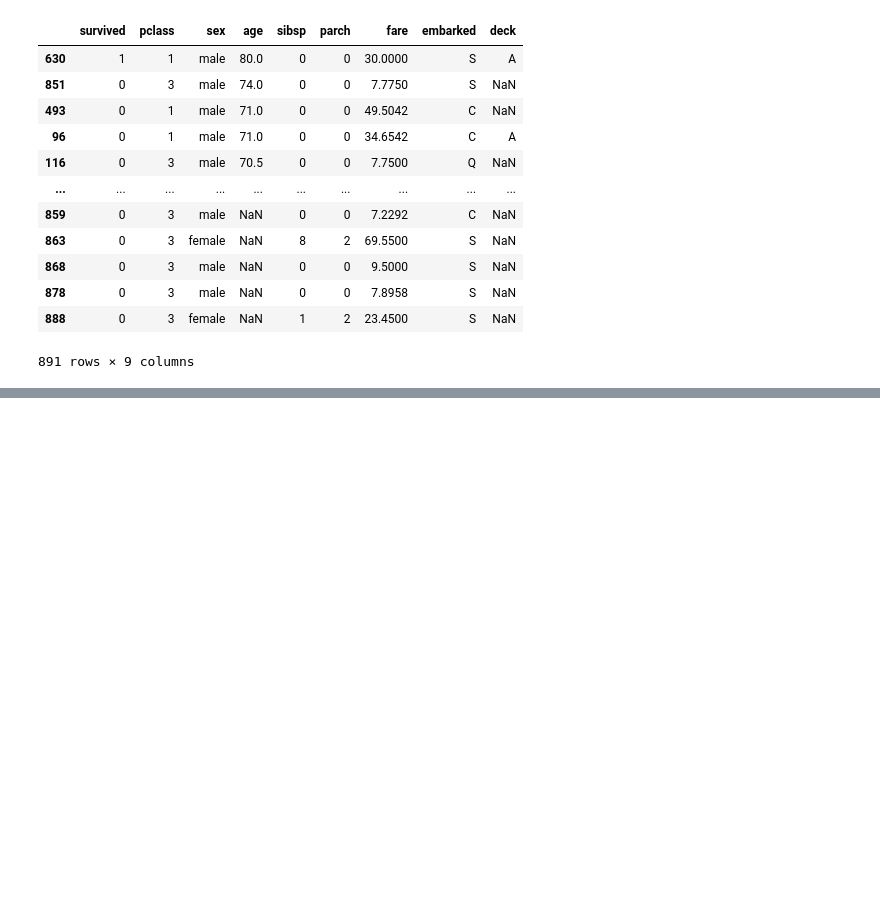
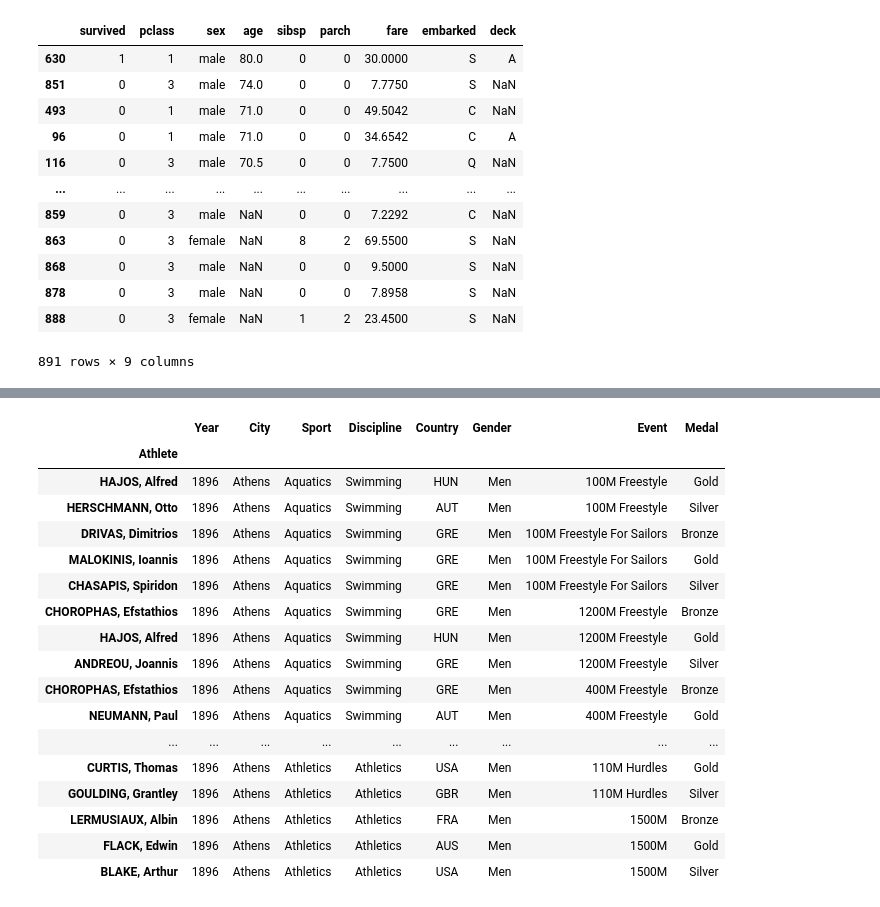
Before and after one commit to lbe0911/Udemy_Pandas_Study, a Jupyter notebook: Basic.ipynb, the cells around one changed output, grey strips where cells are left out. Drawn from its saved outputs; the diff is of its cells as text; code cells hidden in the pictures; blank space fills up the shorter version.

```diff
--- a/Basic.ipynb
+++ b/Basic.ipynb
@@ -237,0 +384,2 @@ titanic.sort_values('age', ascending=False)
+# %%
+summer = pd.read_csv("./DataSet/Video_Lecture_NBs/summer.csv", index_col = "Athlete")
@@ -237,0 +633,21 @@ titanic.sort_values('age', ascending=False)
+# %%
+summer.head(20)
+# %% [output]
+|  | Year | City | Sport | Discipline | Country | Gender | Event | Medal |
+| Athlete |  |  |  |  |  |  |  |  |
+| HAJOS, Alfred | 1896 | Athens | Aquatics | Swimming | HUN | Men | 100M Freestyle | Gold |
+| HERSCHMANN, Otto | 1896 | Athens | Aquatics | Swimming | AUT | Men | 100M Freestyle | Silver |
+| DRIVAS, Dimitrios | 1896 | Athens | Aquatics | Swimming | GRE | Men | 100M Freestyle For Sailors | Bronze |
+| MALOKINIS, Ioannis | 1896 | Athens | Aquatics | Swimming | GRE | Men | 100M Freestyle For Sailors | Gold |
+| CHASAPIS, Spiridon | 1896 | Athens | Aquatics | Swimming | GRE | Men | 100M Freestyle For Sailors | Silver |
+| CHOROPHAS, Efstathios | 1896 | Athens | Aquatics | Swimming | GRE | Men | 1200M Freestyle | Bronze |
+| HAJOS, Alfred | 1896 | Athens | Aquatics | Swimming | HUN | Men | 1200M Freestyle | Gold |
+| ANDREOU, Joannis | 1896 | Athens | Aquatics | Swimming | GRE | Men | 1200M Freestyle | Silver |
+| CHOROPHAS, Efstathios | 1896 | Athens | Aquatics | Swimming | GRE | Men | 400M Freestyle | Bronze |
+| NEUMANN, Paul | 1896 | Athens | Aquatics | Swimming | AUT | Men | 400M Freestyle | Gold |
+| ... | ... | ... | ... | ... | ... | ... | ... | ... |
+| CURTIS, Thomas | 1896 | Athens | Athletics | Athletics | USA | Men | 110M Hurdles | Gold |
+| GOULDING, Grantley | 1896 | Athens | Athletics | Athletics | GBR | Men | 110M Hurdles | Silver |
+| LERMUSIAUX, Albin | 1896 | Athens | Athletics | Athletics | FRA | Men | 1500M | Bronze |
+| FLACK, Edwin | 1896 | Athens | Athletics | Athletics | AUS | Men | 1500M | Gold |
+| BLAKE, Arthur | 1896 | Athens | Athletics | Athletics | USA | Men | 1500M | Silver |
```
Also changed, not shown: parts of 53 cells of this notebook.
